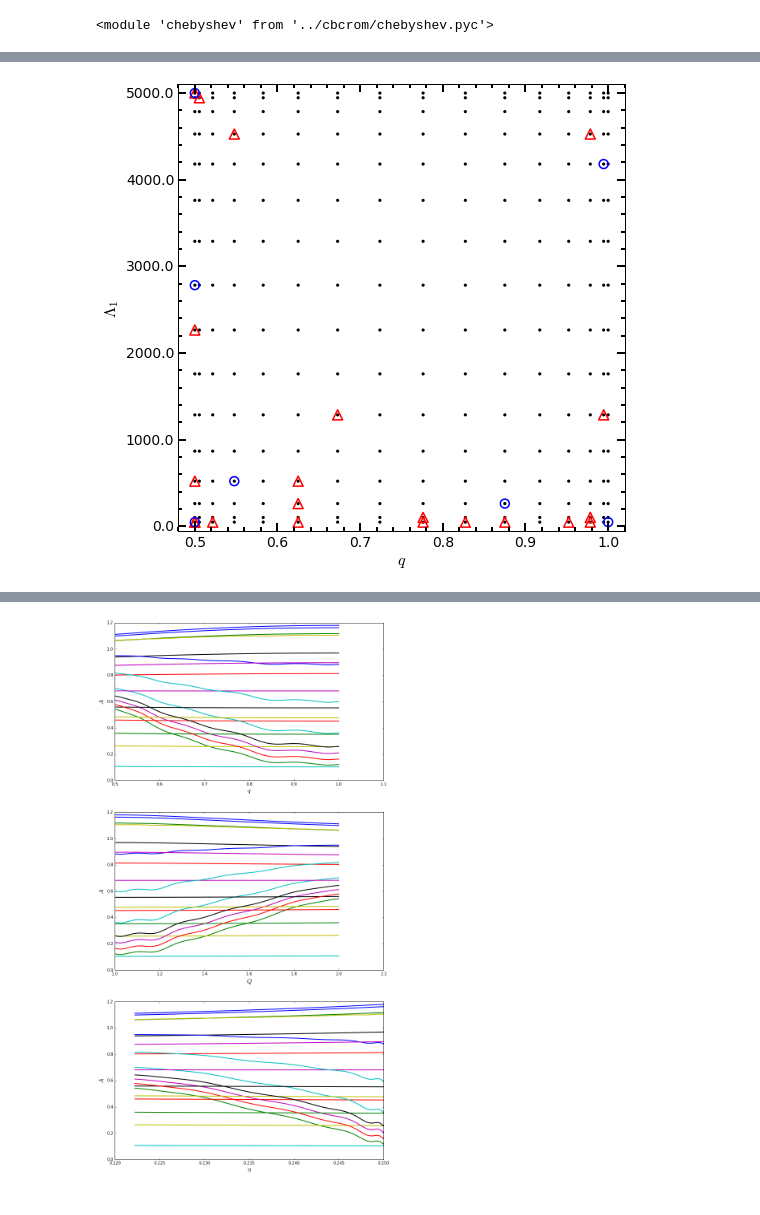
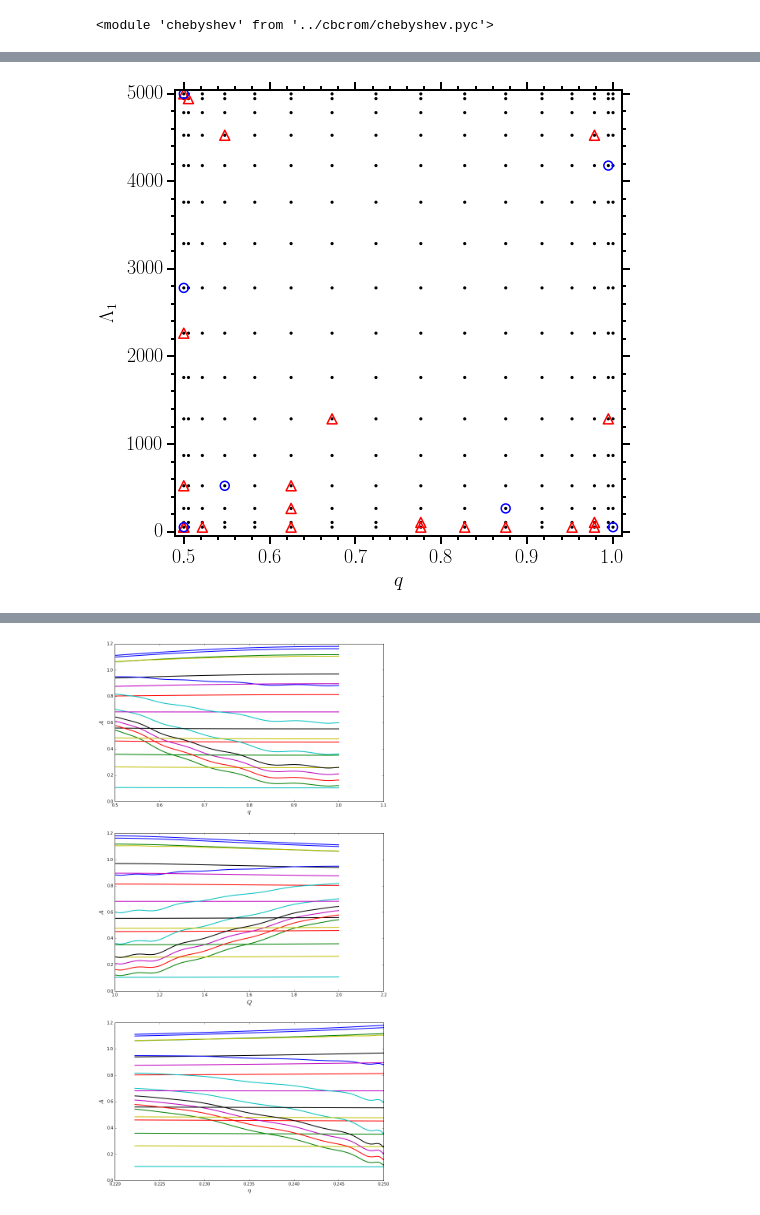
Before and after one commit to benjaminlackey/cbcrom, a Jupyter notebook: notebooks/PaperPlots.ipynb, the cells around one changed output, grey strips where cells are left out. Drawn from its saved outputs; the diff is of its cells as text; code cells hidden in the pictures.

```diff
--- a/notebooks/PaperPlots.ipynb
+++ b/notebooks/PaperPlots.ipynb
@@ -28,0 +32,25 @@ imp.reload(cheb)
+# %%
+pyplot.rcParams.update({
+    'figure.figsize': (8, 6),    # figure size in inches
+    'text.usetex': True,
+#     "font.family": 'serif',
+#     "font.serif": ['Computer Modern'],
+    'font.size': 14,
+    #'axes.titlesize': 20,
+    'axes.labelsize': 20,
+    'axes.linewidth': 2,
+    'xtick.labelsize': 20,
+    'ytick.labelsize': 20,
+    'legend.fontsize': 14,
+    'xtick.major.size': 8,
+    'xtick.minor.size': 4,
+    'xtick.major.width': 2,
+    'xtick.minor.width': 2,
+    'xtick.direction': 'out',
+    'ytick.major.size': 8,
+    'ytick.minor.size': 4,
+    'ytick.major.width': 2,
+    'ytick.minor.width': 2,
+    'ytick.direction': 'out',
+    'axes.prop_cycle'    : cycler('color', 'bgrcmyk'),
+    })
@@ -49,20 +123,15 @@ y = params[:, :, 0, 1].flatten()
 # %%
 fig = plt.figure(figsize=(8, 8))
 axes = fig.add_subplot(111)
 axes.scatter(x, y, edgecolor='none', marker='o', s=10, color='k')
-#axes.scatter(ampparams[:, 0], ampparams[:, 1], marker='x', s=100, color='r')
 axes.scatter(ampparams[:, 0], ampparams[:, 1], marker='^', s=100, facecolors='none', edgecolors='r', linewidth=1.5)
 axes.scatter(phaseparams[:, 0], phaseparams[:, 1], marker='o', s=80, facecolors='none', edgecolors='b', linewidth=1.5)
-axes.set_xlim([0.48, 1.02])
-axes.set_ylim([-50, 5100])
-axes.set_xlabel(r'$q$', fontsize=16)
-axes.set_ylabel(r'$\Lambda_1$', fontsize=16)
-axes.set_xticklabels(axes.get_xticks(), fontsize=14)
-axes.set_yticklabels(axes.get_yticks(), fontsize=14)
+axes.set_xlim([0.49, 1.01])
+axes.set_ylim([-50, 5050])
+axes.set_xlabel(r'$q$')
+axes.set_ylabel(r'$\Lambda_1$')
 axes.minorticks_on()
-axes.tick_params(which='major', width=2, length=8)
-axes.tick_params(which='minor', width=2, length=4)
 fig.savefig('/home/bdlackey/public_html/ROM/paramspace.pdf',
             format='pdf', transparent=True, bbox_inches='tight')
 # %% [output]
-[figure, old version]
+[figure, new version]
```
Also changed, not shown: parts of 18 cells of this notebook, 5 other files.
